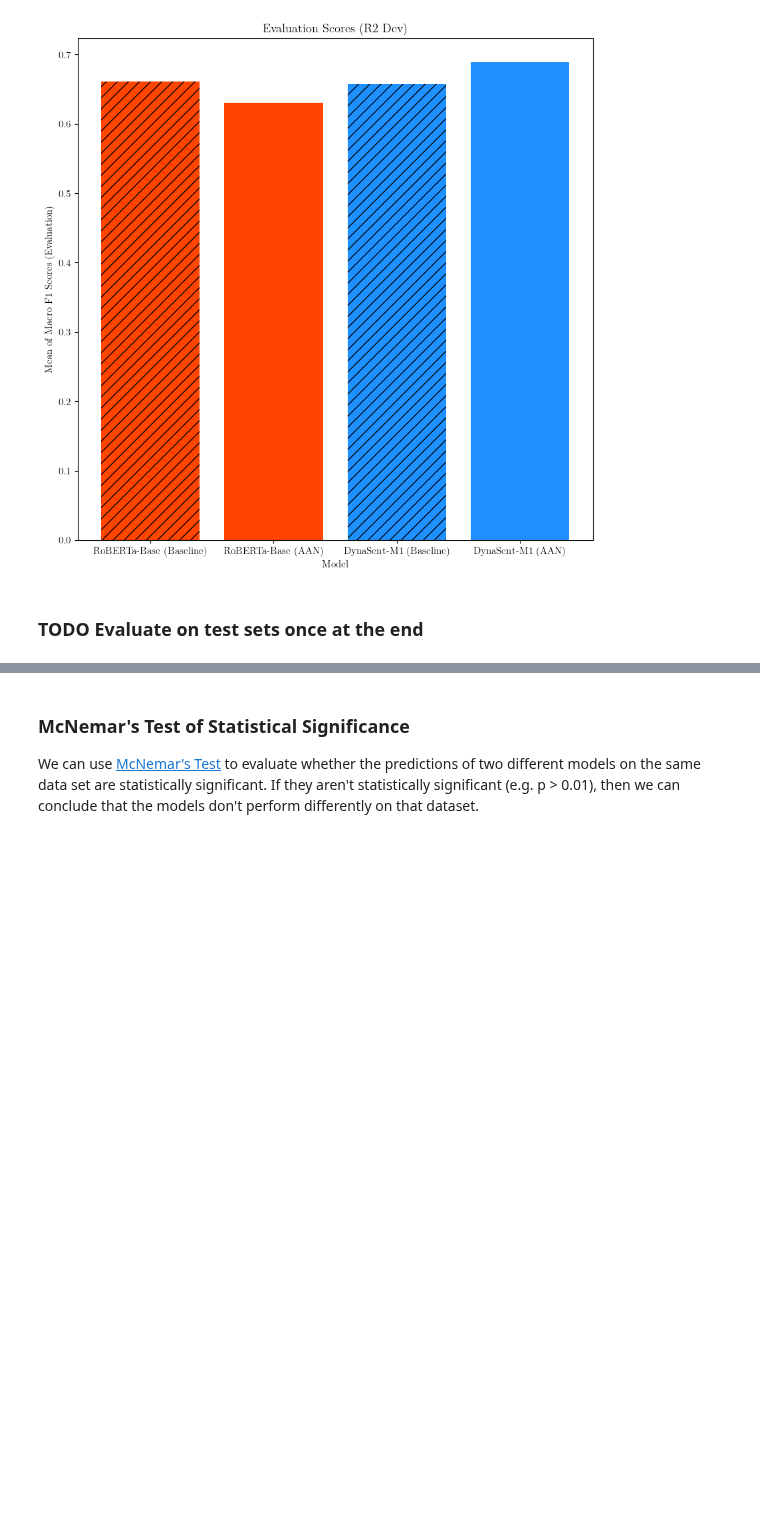
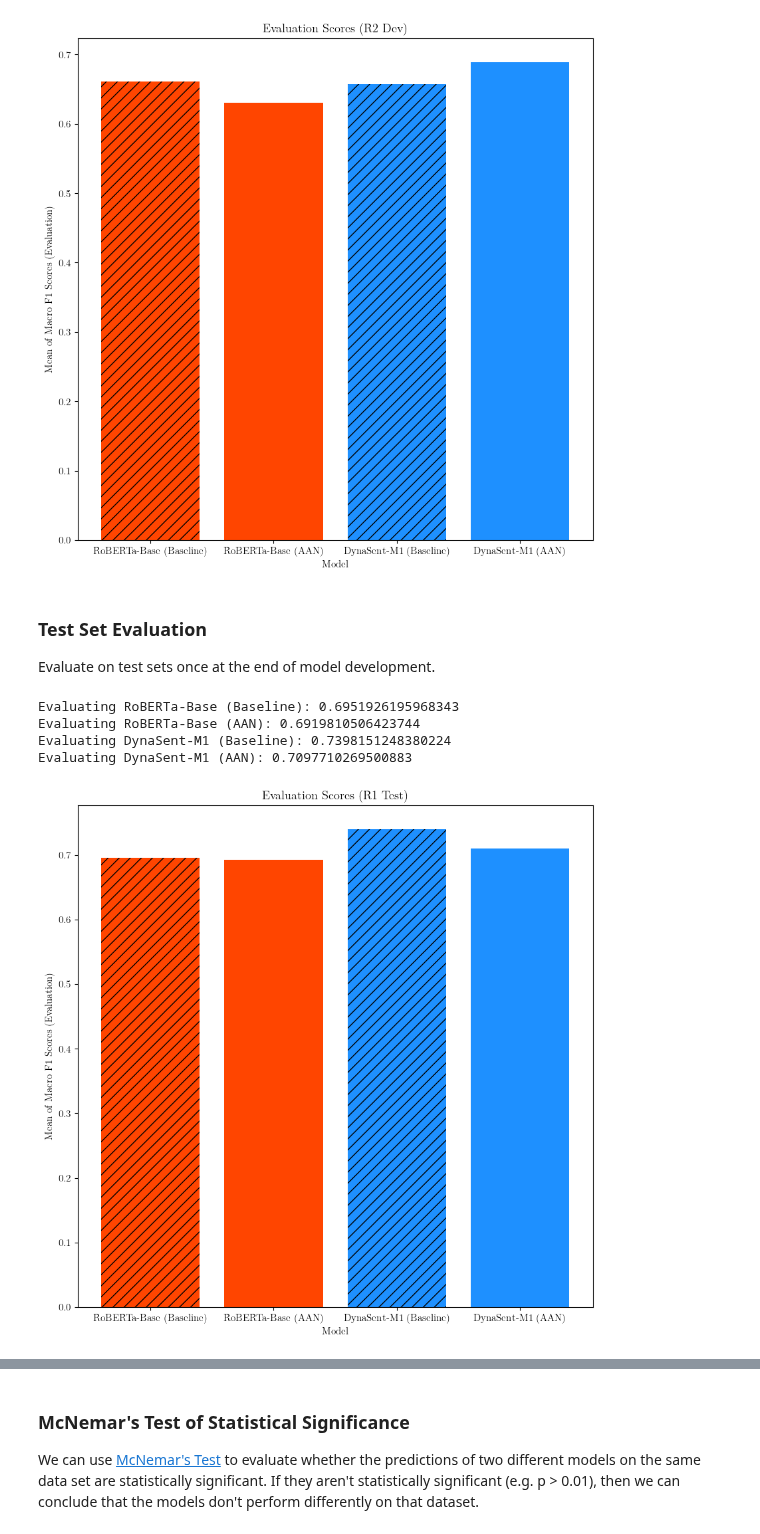
Before and after one commit to mukobi/Unsupervised-Concept-Based-Explanations-For-Sentiment-Analysis, a Jupyter notebook: evaluate_trained_models.ipynb, the cells around one changed output, grey strips where cells are left out. Saved outputs shown, nothing was run; the diff lists cells and outputs as text; code cells hidden in the pictures; blank space fills up the shorter version.

```diff
--- a/evaluate_trained_models.ipynb
+++ b/evaluate_trained_models.ipynb
@@ -39,11 +39,11 @@ plt.rcParams.update(params)
 # %%
 dyna_r1 = load_dataset("dynabench/dynasent", "dynabench.dynasent.r1.all")
 dyna_r1_dev = dyna_r1['validation'].to_pandas()
-# dyna_r1_test = dyna_r1['test'].to_pandas()
+dyna_r1_test = dyna_r1['test'].to_pandas()
 dyna_r2 = load_dataset("dynabench/dynasent", "dynabench.dynasent.r2.all")
 dyna_r2_train = dyna_r2['train'].to_pandas()
 dyna_r2_dev = dyna_r2['validation'].to_pandas()
-# dyna_r2_test = dyna_r2['test'].to_pandas()
+dyna_r2_test = dyna_r2['test'].to_pandas()
 print(f'dyna_r1_dev.shape: {dyna_r1_dev.shape}')
 print(f'dyna_r2_dev.shape: {dyna_r2_dev.shape}')
 
@@ -223,4 +222,5 @@ Evaluating DynaSent-M1 (Baseline): 0.6574574552795042
 Evaluating DynaSent-M1 (AAN): 0.6889906415344275
 [figure]
 # %% [markdown]
-### TODO Evaluate on test sets once at the end
+### Test Set Evaluation
+Evaluate on test sets once at the end of model development.
@@ -228,0 +227,11 @@ Evaluating DynaSent-M1 (AAN): 0.6889906415344275
+# %%
+# Dynasent Round 1 Test
+dyna_r1_test_scores, dyna_r1_test_preds, dyna_r1_test_gold = evaluate_dataset(dyna_r1_test, 'Evaluation Scores (R1 Test)')
+
+# This cell takes about 1.2 minutes on an RTX 2070
+# %% [output]
+Evaluating RoBERTa-Base (Baseline): 0.6951926195968343
+Evaluating RoBERTa-Base (AAN): 0.6919810506423744
+Evaluating DynaSent-M1 (Baseline): 0.7398151248380224
+Evaluating DynaSent-M1 (AAN): 0.7097710269500883
+[figure, added]
```
Also changed, not shown: parts of 24 cells of this notebook, 4 other files.
